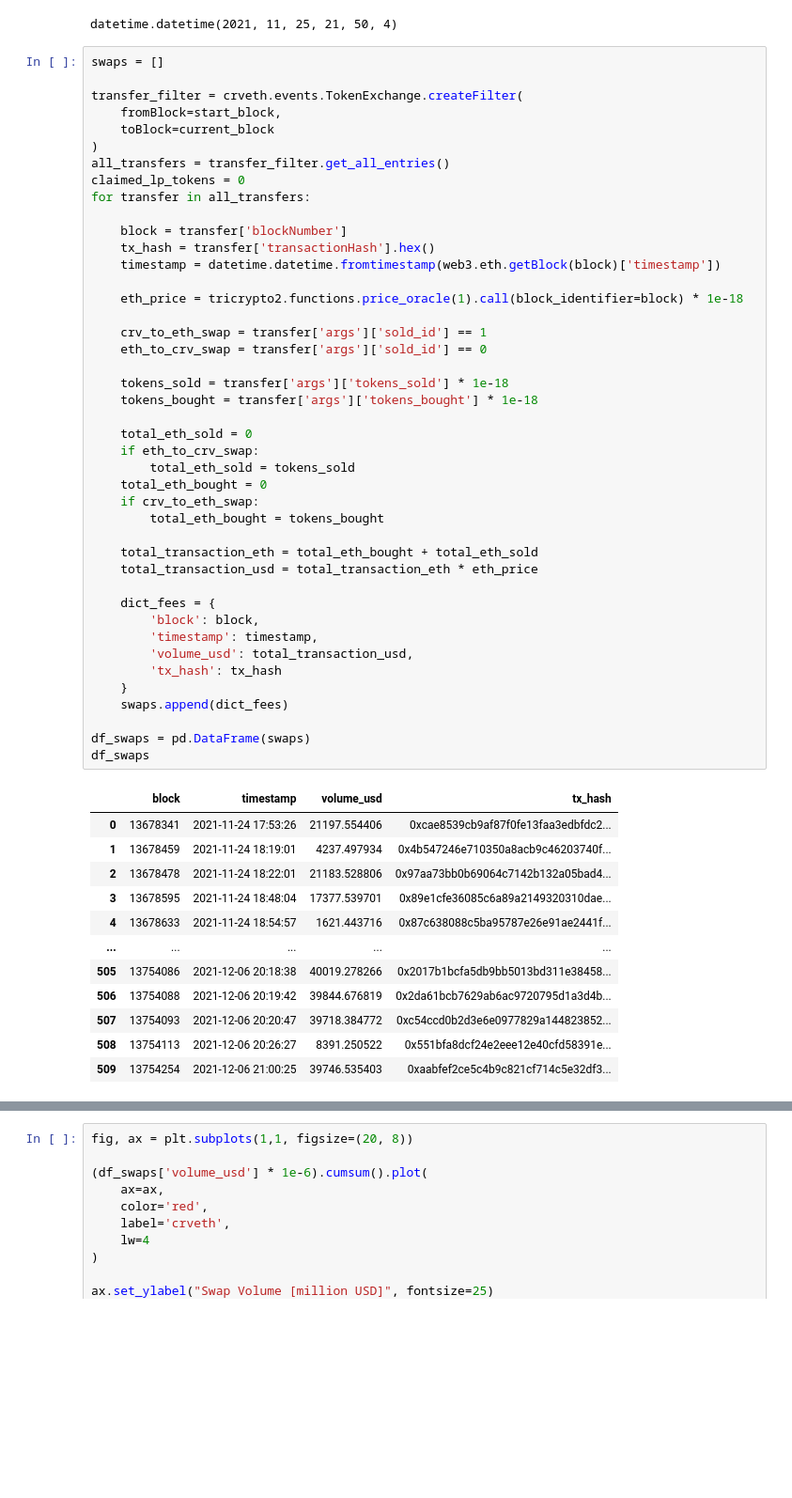
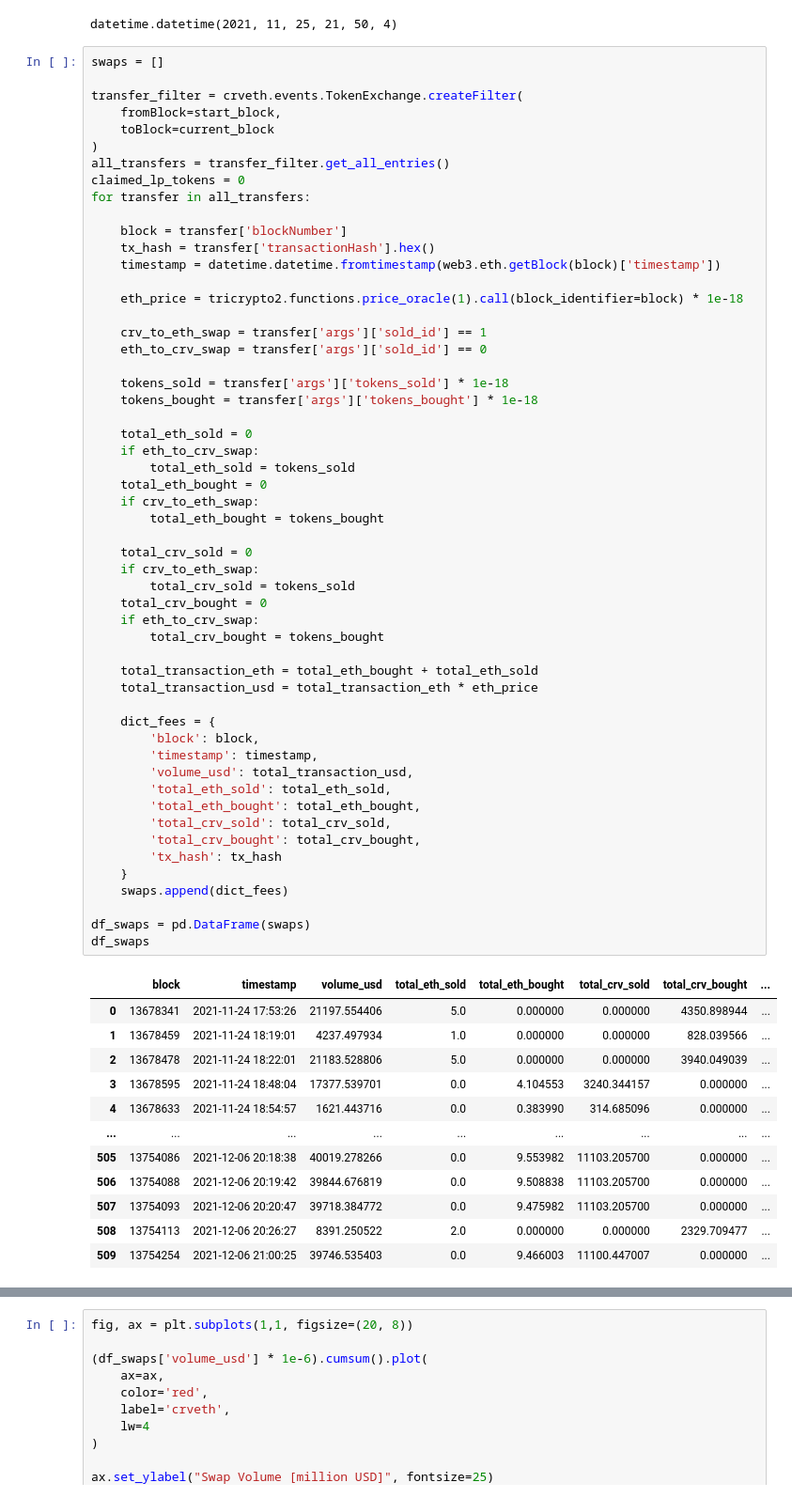
Before and after one commit to bout3fiddy/on-chain-analytics, a Jupyter notebook: notebooks/curve-analysis/curve-pools/pool_revenue_activity/crveth/crveth_traded_volume.ipynb, the cells around one changed output, grey strips where cells are left out. Shown at 94% size. Cells and saved outputs as stored; diff of their text form; blank space fills up the shorter version.

Commit message:
feat: add tokens sold and bought

```diff
--- a/notebooks/curve-analysis/curve-pools/pool_revenue_activity/crveth/crveth_traded_volume.ipynb
+++ b/notebooks/curve-analysis/curve-pools/pool_revenue_activity/crveth/crveth_traded_volume.ipynb
@@ -56,42 +56,53 @@ for transfer in all_transfers:
 
     eth_price = tricrypto2.functions.price_oracle(1).call(block_identifier=block) * 1e-18
 
     crv_to_eth_swap = transfer['args']['sold_id'] == 1
     eth_to_crv_swap = transfer['args']['sold_id'] == 0
 
     tokens_sold = transfer['args']['tokens_sold'] * 1e-18
     tokens_bought = transfer['args']['tokens_bought'] * 1e-18
 
     total_eth_sold = 0
     if eth_to_crv_swap:
         total_eth_sold = tokens_sold
     total_eth_bought = 0
     if crv_to_eth_swap:
         total_eth_bought = tokens_bought
 
+    total_crv_sold = 0
+    if crv_to_eth_swap:
+        total_crv_sold = tokens_sold
+    total_crv_bought = 0
+    if eth_to_crv_swap:
+        total_crv_bought = tokens_bought
+
     total_transaction_eth = total_eth_bought + total_eth_sold
     total_transaction_usd = total_transaction_eth * eth_price
 
     dict_fees = {
         'block': block,
         'timestamp': timestamp,
         'volume_usd': total_transaction_usd,
+        'total_eth_sold': total_eth_sold,
+        'total_eth_bought': total_eth_bought,
+        'total_crv_sold': total_crv_sold,
+        'total_crv_bought': total_crv_bought,
         'tx_hash': tx_hash
     }
     swaps.append(dict_fees)
 
 df_swaps = pd.DataFrame(swaps)
 df_swaps
 # %% [output]
-|  | block | timestamp | volume_usd | tx_hash |
-| 0 | 13678341 | 2021-11-24 17:53:26 | 21197.554406 | 0xcae8539cb9af87f0fe13faa3edbfdc2... |
-| 1 | 13678459 | 2021-11-24 18:19:01 | 4237.497934 | 0x4b547246e710350a8acb9c46203740f... |
-| 2 | 13678478 | 2021-11-24 18:22:01 | 21183.528806 | 0x97aa73bb0b69064c7142b132a05bad4... |
-| 3 | 13678595 | 2021-11-24 18:48:04 | 17377.539701 | 0x89e1cfe36085c6a89a2149320310dae... |
-| 4 | 13678633 | 2021-11-24 18:54:57 | 1621.443716 | 0x87c638088c5ba95787e26e91ae2441f... |
-| ... | ... | ... | ... | ... |
-| 505 | 13754086 | 2021-12-06 20:18:38 | 40019.278266 | 0x2017b1bcfa5db9bb5013bd311e38458... |
-| 506 | 13754088 | 2021-12-06 20:19:42 | 39844.676819 | 0x2da61bcb7629ab6ac9720795d1a3d4b... |
-| 507 | 13754093 | 2021-12-06 20:20:47 | 39718.384772 | 0xc54ccd0b2d3e6e0977829a144823852... |
-| 508 | 13754113 | 2021-12-06 20:26:27 | 8391.250522 | 0x551bfa8dcf24e2eee12e40cfd58391e... |
-| 509 | 13754254 | 2021-12-06 21:00:25 | 39746.535403 | 0xaabfef2ce5c4b9c821cf714c5e32df3... |
+|  | block | timestamp | volume_usd | total_eth_sold | total_eth_bought | total_crv_sold | total_crv_bought | ... |
+| 0 | 13678341 | 2021-11-24 17:53:26 | 21197.554406 | 5.0 | 0.000000 | 0.000000 | 4350.898944 | ... |
+| 1 | 13678459 | 2021-11-24 18:19:01 | 4237.497934 | 1.0 | 0.000000 | 0.000000 | 828.039566 | ... |
+| 2 | 13678478 | 2021-11-24 18:22:01 | 21183.528806 | 5.0 | 0.000000 | 0.000000 | 3940.049039 | ... |
+| 3 | 13678595 | 2021-11-24 18:48:04 | 17377.539701 | 0.0 | 4.104553 | 3240.344157 | 0.000000 | ... |
+| 4 | 13678633 | 2021-11-24 18:54:57 | 1621.443716 | 0.0 | 0.383990 | 314.685096 | 0.000000 | ... |
+| ... | ... | ... | ... | ... | ... | ... | ... | ... |
+| 505 | 13754086 | 2021-12-06 20:18:38 | 40019.278266 | 0.0 | 9.553982 | 11103.205700 | 0.000000 | ... |
+| 506 | 13754088 | 2021-12-06 20:19:42 | 39844.676819 | 0.0 | 9.508838 | 11103.205700 | 0.000000 | ... |
+| 507 | 13754093 | 2021-12-06 20:20:47 | 39718.384772 | 0.0 | 9.475982 | 11103.205700 | 0.000000 | ... |
+| 508 | 13754113 | 2021-12-06 20:26:27 | 8391.250522 | 2.0 | 0.000000 | 0.000000 | 2329.709477 | ... |
+| 509 | 13754254 | 2021-12-06 21:00:25 | 39746.535403 | 0.0 | 9.466003 | 11100.447007 | 0.000000 | ... |
```
Also changed, not shown: parts of 2 cells of this notebook.
